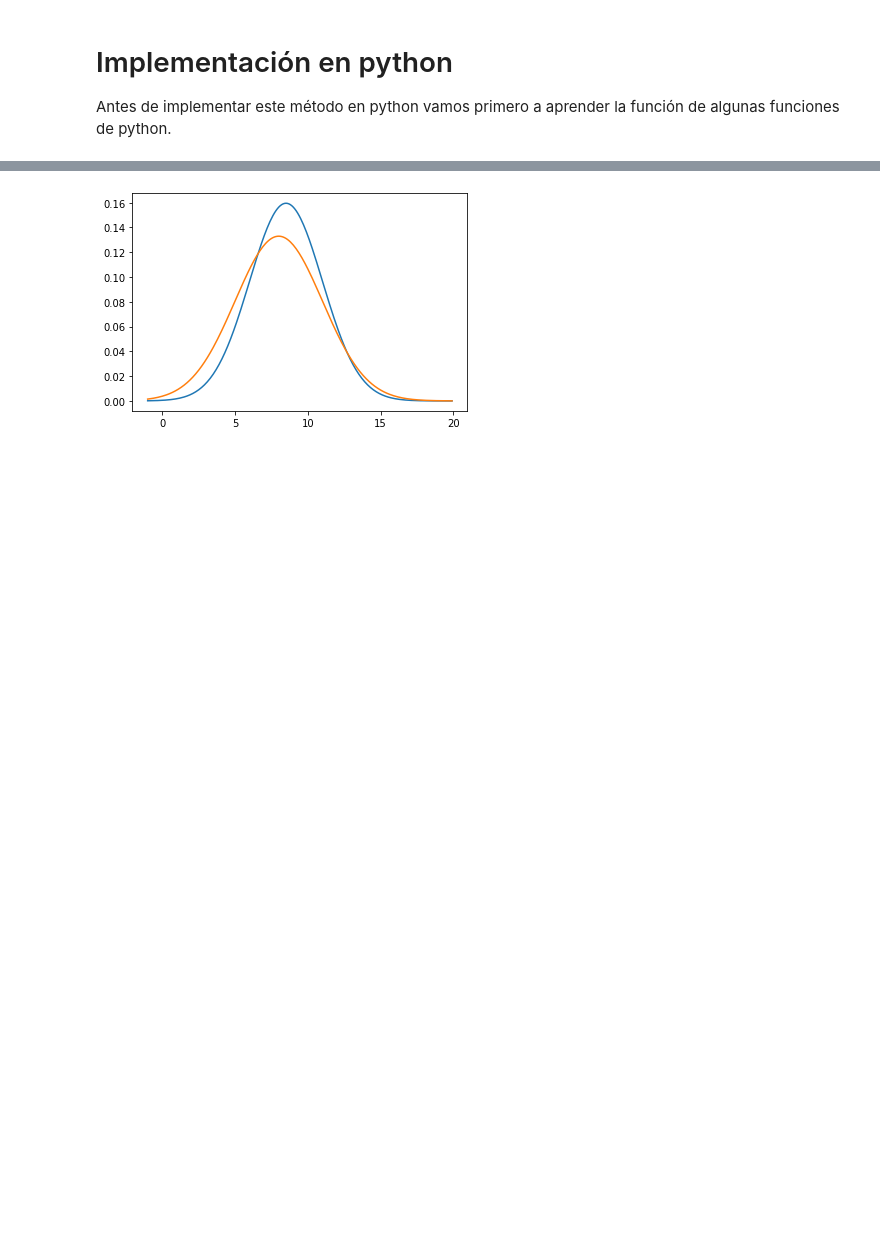
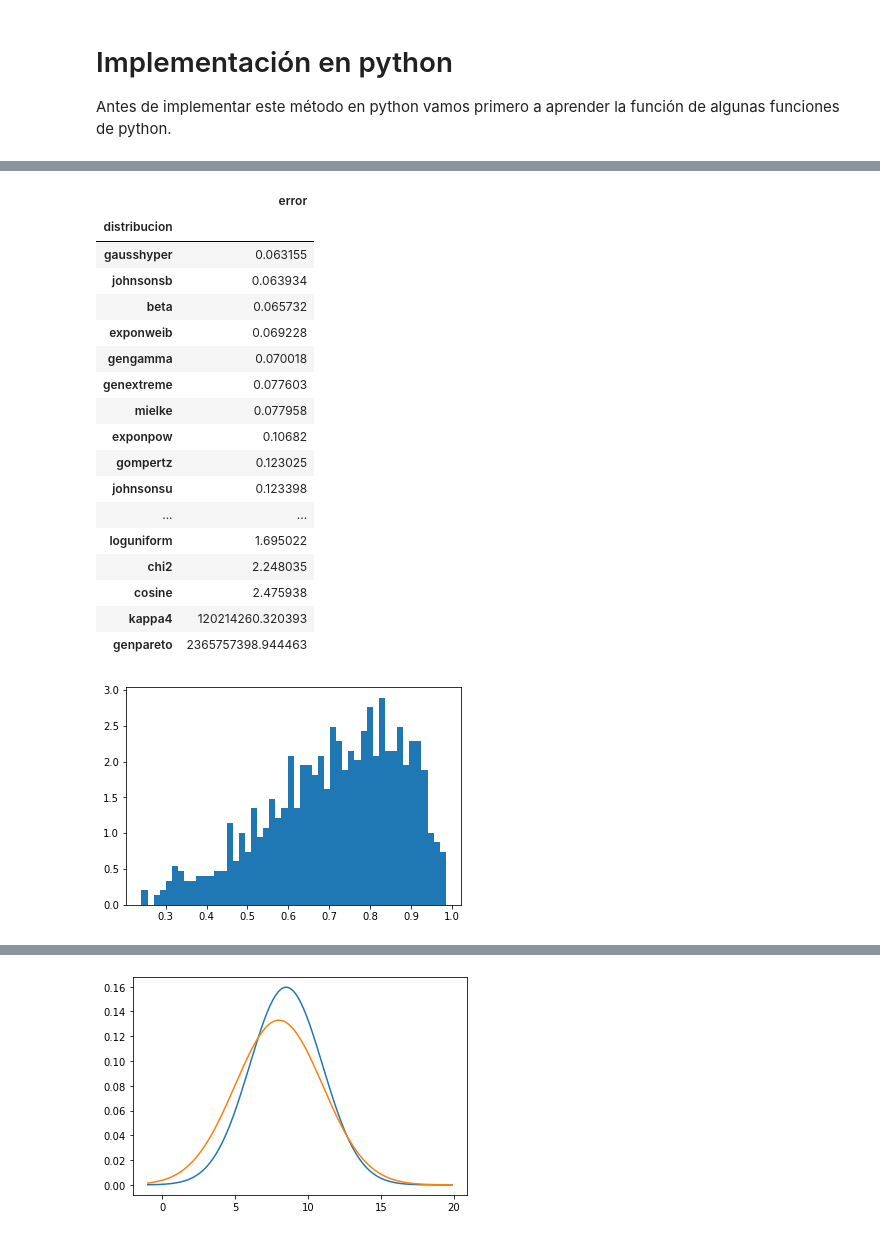
Before and after one commit to Mariela07/SPF-2021-verano, a Jupyter notebook: TEMA-2/Clase19_ComprobacionDeDistribuciones.ipynb, the cells around one changed output, grey strips where cells are left out. Saved outputs shown, nothing was run; the diff lists cells and outputs as text; code cells hidden in the pictures; blank space fills up the shorter version.

```diff
--- a/TEMA-2/Clase19_ComprobacionDeDistribuciones.ipynb
+++ b/TEMA-2/Clase19_ComprobacionDeDistribuciones.ipynb
@@ -54,3 +65,49 @@ Wall time: 1.09 s
+# %%
+# Tratar de ajustar una distribución de probabilidad existente a un conjunto de datos
+# (método 'fit' stats), método 'dir' python y isinstance ---> 'rv_continuous'
+d_continuas = [d for d in dir(st) if isinstance(getattr(st, d), getattr(st, 'rv_continuous'))]
+
+y, x, _ = plt.hist(data, bins=50, density=True)
+x = x[1:]
+
+error = pd.DataFrame(columns=['distribucion', 'error'])
+i = 0
+
+for d in d_continuas[10:70] + ['beta']:
+    try:
+        params = getattr(st, d).fit(data)
+        y_hat = getattr(st, d)(*params).pdf(x)
+        error.loc[i, :] = [d, np.mean((y - y_hat)**2)]
+    #     plt.plot(x, y_hat, label=d)
+        i += 1
+    except:
+        pass
+
+# plt.legend()
+# plt.show()
+
+error.set_index('distribucion', inplace=True)
+error.sort_values('error')
+# %% [output]
+|  | error |
+| distribucion |  |
+| gausshyper | 0.063155 |
+| johnsonsb | 0.063934 |
+| beta | 0.065732 |
+| exponweib | 0.069228 |
+| gengamma | 0.070018 |
+| genextreme | 0.077603 |
+| mielke | 0.077958 |
+| exponpow | 0.10682 |
+| gompertz | 0.123025 |
+| johnsonsu | 0.123398 |
+| ... | ... |
+| loguniform | 1.695022 |
+| chi2 | 2.248035 |
+| cosine | 2.475938 |
+| kappa4 | 120214260.320393 |
+| genpareto | 2365757398.944463 |
+[figure, added]
 # %%
 # Creo variables aleatorias normales (variables que quiero averiguar su distribución)
 mu = 30
```
Also changed, not shown: parts of 8 cells of this notebook, 5 other files.
